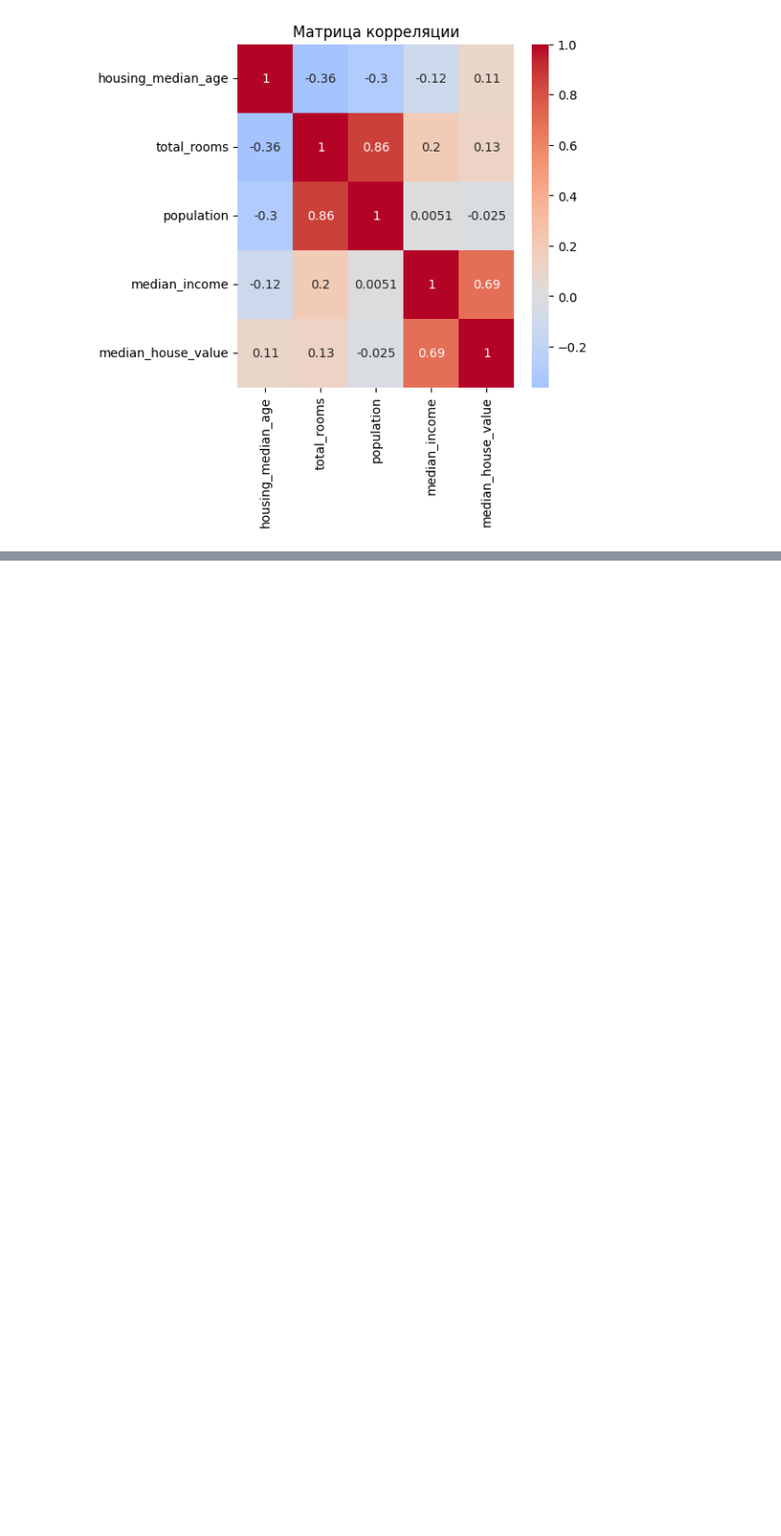
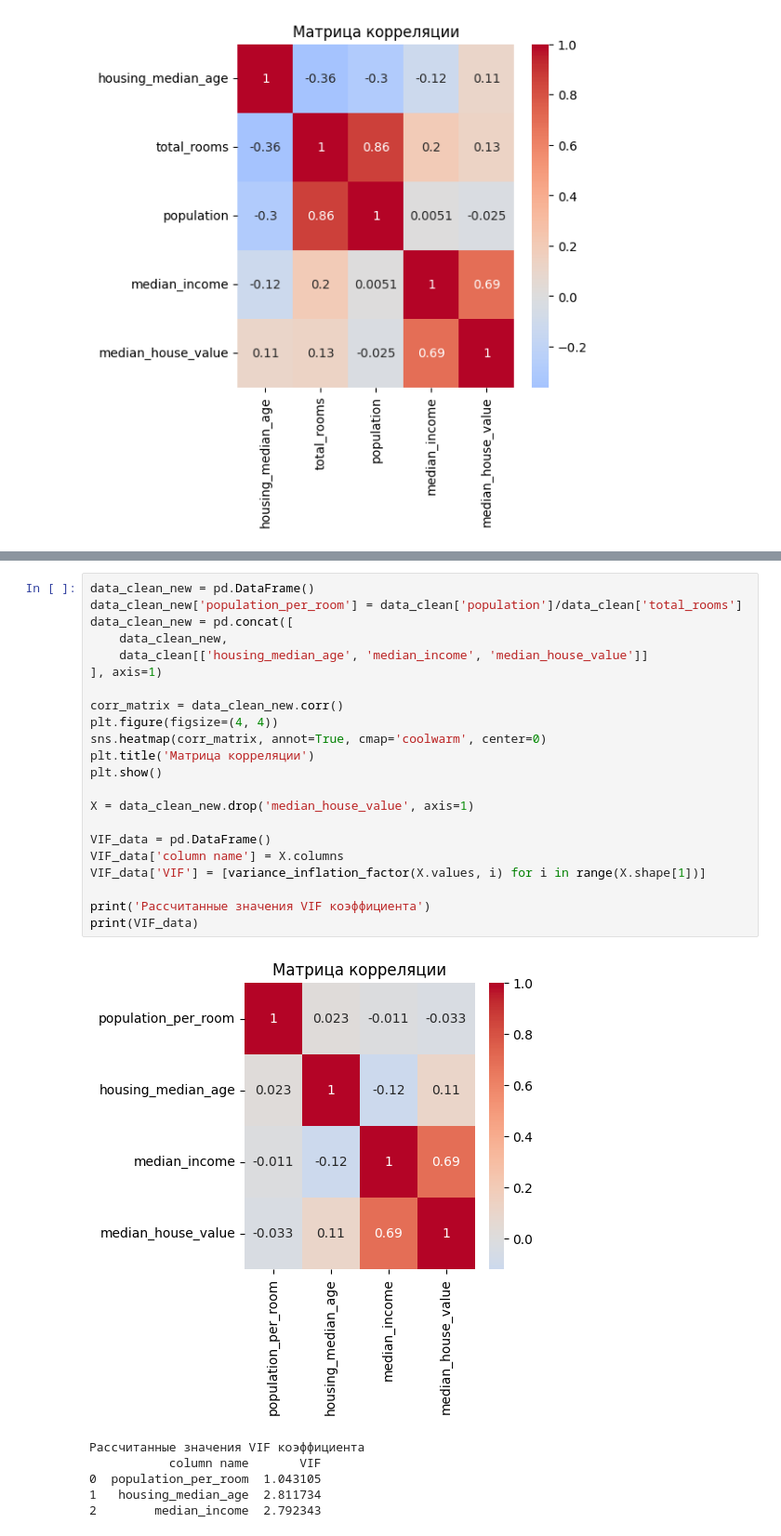
Before and after one commit to StilaYN/ML, a Jupyter notebook: lab1/lab1.ipynb, the cells around one changed output, grey strips where cells are left out. Shown: that part at 93% size. Drawn from its saved outputs; the diff is of its cells as text; blank space fills up the shorter version.

```diff
--- a/lab1/lab1.ipynb
+++ b/lab1/lab1.ipynb
@@ -232,0 +316,29 @@ plt.show()
+# %%
+data_clean_new = pd.DataFrame()
+data_clean_new['population_per_room'] = data_clean['population']/data_clean['total_rooms']
+data_clean_new = pd.concat([
+    data_clean_new,
+    data_clean[['housing_median_age', 'median_income', 'median_house_value']]
+], axis=1)
+
+corr_matrix = data_clean_new.corr()
+plt.figure(figsize=(4, 4))
+sns.heatmap(corr_matrix, annot=True, cmap='coolwarm', center=0)
+plt.title('Матрица корреляции')
+plt.show()
+
+X = data_clean_new.drop('median_house_value', axis=1)
+
+VIF_data = pd.DataFrame()
+VIF_data['column name'] = X.columns
+VIF_data['VIF'] = [variance_inflation_factor(X.values, i) for i in range(X.shape[1])]
+
+print('Рассчитанные значения VIF коэффициента')
+print(VIF_data)
+# %% [output]
+[figure, added]
+Рассчитанные значения VIF коэффициента
+           column name       VIF
+0  population_per_room  1.043105
+1   housing_median_age  2.811734
+2        median_income  2.792343
```
Also changed, not shown: parts of 30 cells of this notebook, 7 other files.
